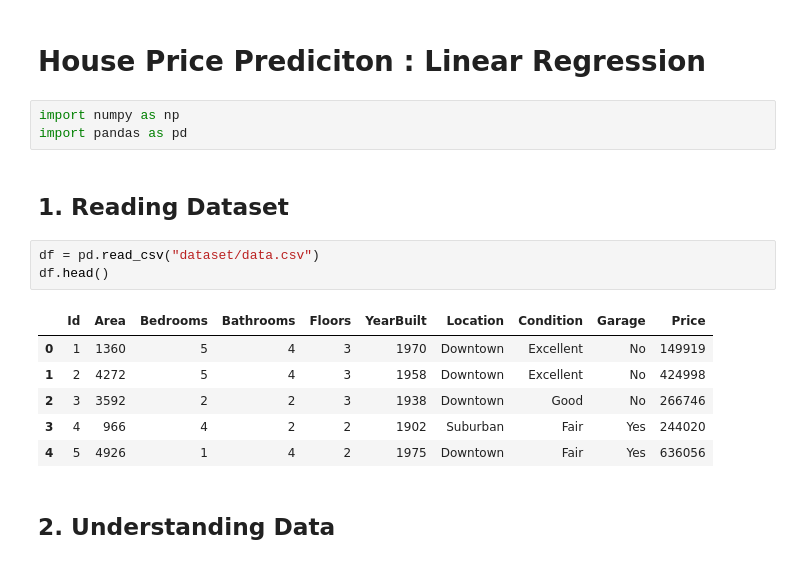
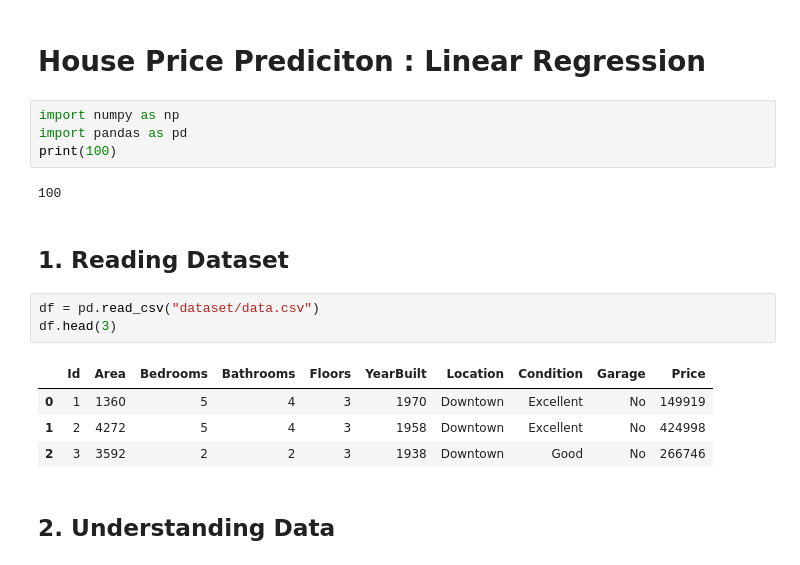
Before and after one commit to abidkk/Machine-Learning-Algos, a Jupyter notebook: Regression/house_pred_2/main.ipynb, the cells around one changed output. Drawn from its saved outputs; the diff is of its cells as text.

```diff
--- a/Regression/house_pred_2/main.ipynb
+++ b/Regression/house_pred_2/main.ipynb
@@ -3,18 +3,19 @@
 # %%
 import numpy as np
 import pandas as pd
+print(100)
+# %% [output]
+100
 # %% [markdown]
 ## 1. Reading Dataset
 # %%
 df = pd.read_csv("dataset/data.csv")
-df.head()
+df.head(3)
 # %% [output]
 |  | Id | Area | Bedrooms | Bathrooms | Floors | YearBuilt | Location | Condition | Garage | Price |
 | 0 | 1 | 1360 | 5 | 4 | 3 | 1970 | Downtown | Excellent | No | 149919 |
 | 1 | 2 | 4272 | 5 | 4 | 3 | 1958 | Downtown | Excellent | No | 424998 |
 | 2 | 3 | 3592 | 2 | 2 | 3 | 1938 | Downtown | Good | No | 266746 |
-| 3 | 4 | 966 | 4 | 2 | 2 | 1902 | Suburban | Fair | Yes | 244020 |
-| 4 | 5 | 4926 | 1 | 4 | 2 | 1975 | Downtown | Fair | Yes | 636056 |
 # %% [markdown]
 ## 2. Understanding Data
 # %%
```
Also changed, not shown: parts of 17 cells of this notebook, 40 other files.
